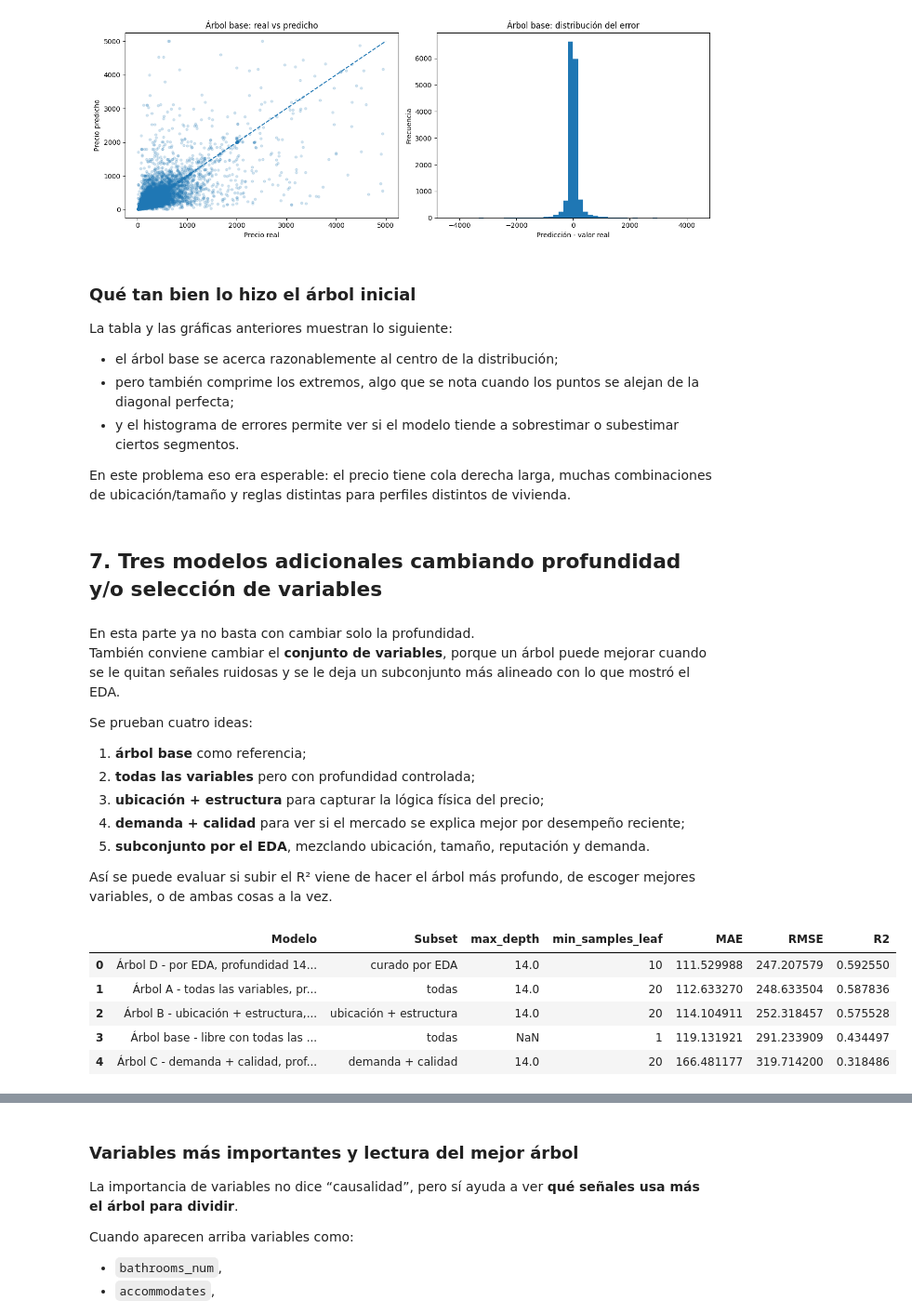
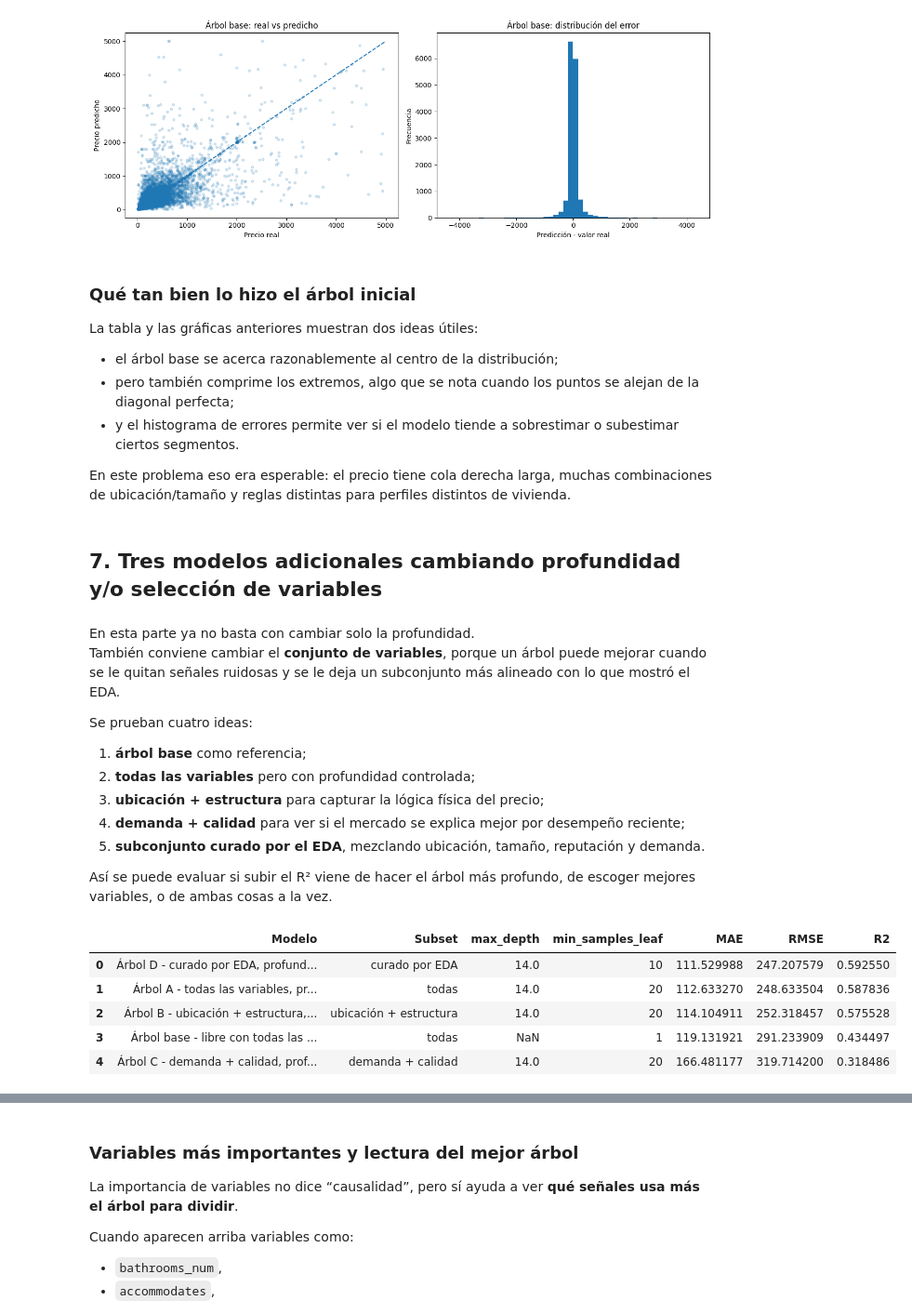
Before and after one commit to iancumes/Lab4Mineria, a Jupyter notebook: Lab4_Laboratorio4_Completo.ipynb, the cells around one changed output, grey strips where cells are left out. Shown at 93% size. Saved outputs shown, nothing was run; the diff lists cells and outputs as text; code cells hidden in the pictures.

```diff
--- a/Lab4_Pasaporte_1_10.ipynb
+++ b/Lab4_Laboratorio4_Completo.ipynb
@@ -1095,7 +1094,7 @@ plt.show()
 # %% [markdown]
 ### Qué tan bien lo hizo el árbol inicial
 
-La tabla y las gráficas anteriores muestran lo siguiente:
+La tabla y las gráficas anteriores muestran dos ideas útiles:
 
 - el árbol base se acerca razonablemente al centro de la distribución;
 - pero también comprime los extremos, algo que se nota cuando los puntos se alejan de la diagonal perfecta;
@@ -1114,7 +1113,7 @@ Se prueban cuatro ideas:
 2. **todas las variables** pero con profundidad controlada;
 3. **ubicación + estructura** para capturar la lógica física del precio;
 4. **demanda + calidad** para ver si el mercado se explica mejor por desempeño reciente;
-5. **subconjunto  por el EDA**, mezclando ubicación, tamaño, reputación y demanda.
+5. **subconjunto curado por el EDA**, mezclando ubicación, tamaño, reputación y demanda.
 
 Así se puede evaluar si subir el R² viene de hacer el árbol más profundo, de escoger mejores variables, o de ambas cosas a la vez.
 # %%
@@ -1187,7 +1186,7 @@ tree_candidates = [
         "model": DecisionTreeRegressor(max_depth=14, min_samples_leaf=20, random_state=42)
     },
     {
-        "name": "Árbol D -  por EDA, profundidad 14, leaf 10",
+        "name": "Árbol D - curado por EDA, profundidad 14, leaf 10",
         "subset": "curado por EDA",
         "num": curated_num,
         "cat": curated_cat,
@@ -1206,34 +1205,34 @@ for spec in tree_candidates:
 
     pipe = Pipeline([("pre", pre), ("model", spec["model"])])
     pipe.fit(X_train_reg[spec["num"] + spec["cat"]], y_train_reg)
     pred = pipe.predict(X_test_reg[spec["num"] + spec["cat"]])
 
     tree_rows.append([
         spec["name"],
         spec["subset"],
         spec["model"].get_params().get("max_depth"),
         spec["model"].get_params().get("min_samples_leaf"),
         mean_absolute_error(y_test_reg, pred),
         rmse(y_test_reg, pred),
         r2_score(y_test_reg, pred)
     ])
 
     trained_trees[spec["name"]] = {
         "pipeline": pipe,
         "pred": pred,
         "num": spec["num"],
         "cat": spec["cat"]
     }
 
 tree_results = pd.DataFrame(
     tree_rows,
     columns=["Modelo","Subset","max_depth","min_samples_leaf","MAE","RMSE","R2"]
 ).sort_values(["R2","RMSE"], ascending=[False, True]).reset_index(drop=True)
 
 tree_results
 # %% [output]
 |  | Modelo | Subset | max_depth | min_samples_leaf | MAE | RMSE | R2 |
-| 0 | Árbol D - por EDA, profundidad 14... | curado por EDA | 14.0 | 10 | 111.529988 | 247.207579 | 0.592550 |
+| 0 | Árbol D - curado por EDA, profund... | curado por EDA | 14.0 | 10 | 111.529988 | 247.207579 | 0.592550 |
 | 1 | Árbol A - todas las variables, pr... | todas | 14.0 | 20 | 112.633270 | 248.633504 | 0.587836 |
 | 2 | Árbol B - ubicación + estructura,... | ubicación + estructura | 14.0 | 20 | 114.104911 | 252.318457 | 0.575528 |
 | 3 | Árbol base - libre con todas las ... | todas | NaN | 1 | 119.131921 | 291.233909 | 0.434497 |
```
Also changed, not shown: parts of 21 cells of this notebook.
